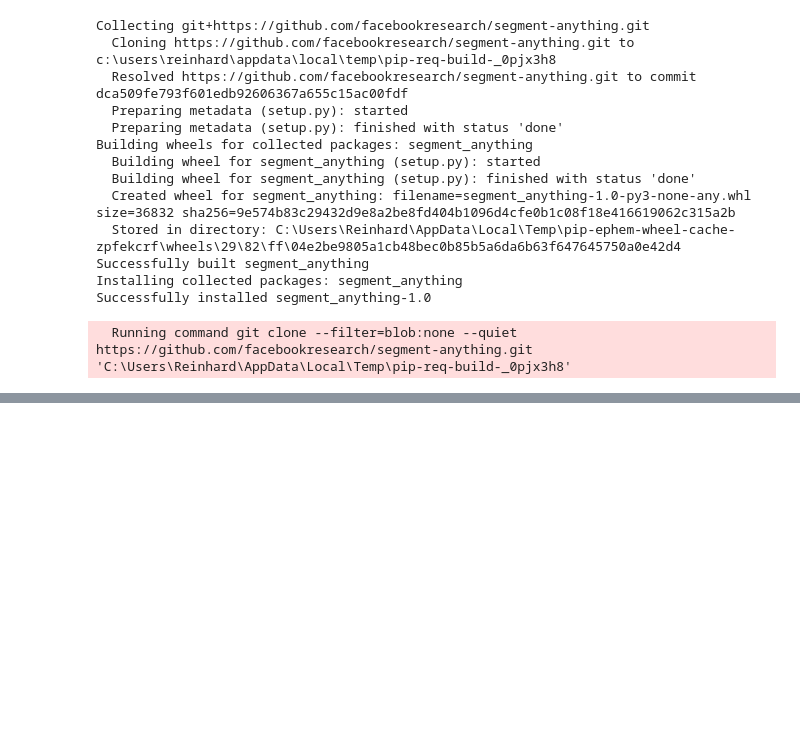
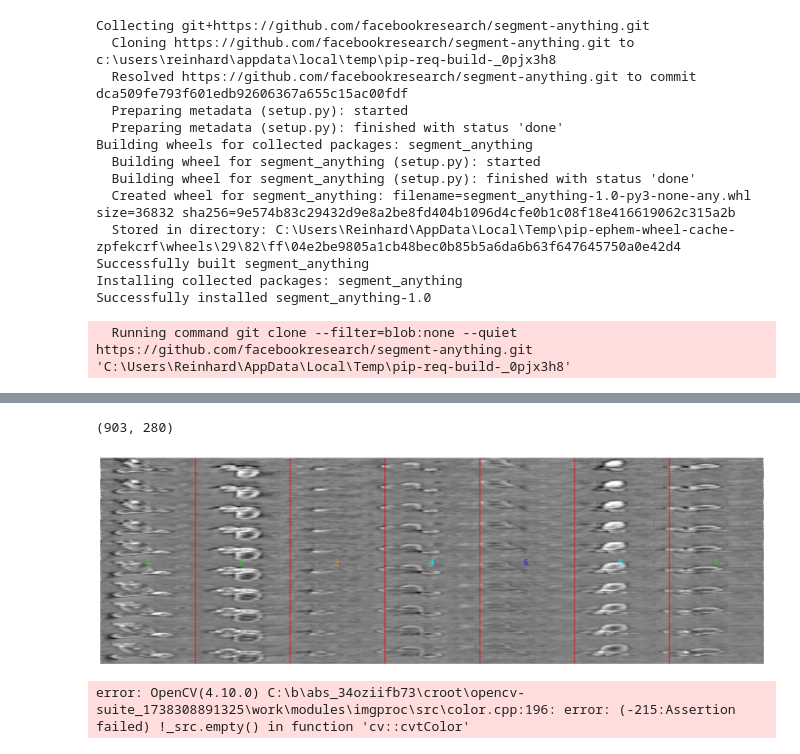
Before and after one commit to rainhard-obura/computer_vision_projects, a Jupyter notebook: root_volume_estimation_challenge/model_three.ipynb, the cells around one changed output, grey strips where cells are left out. Saved outputs shown, nothing was run; the diff lists cells and outputs as text; code cells hidden in the pictures; blank space fills up the shorter version.

```diff
--- a/root_volume_estimation_challenge/model_three.ipynb
+++ b/root_volume_estimation_challenge/model_three.ipynb
@@ -56,0 +154,3 @@ mask_generator = SamAutomaticMaskGenerator(sam)
+# %%
+train = pd.read_csv('Train.csv')
+train.head()
@@ -57,7 +164,23 @@ mask_generator = SamAutomaticMaskGenerator(sam)
+# %%
+folders = train.FolderName.value_counts().index.values
+folder = folders[0]
+folder = 'Idiolerx47'
+img = see_all_plants(folder, s=20, e=30)
+img = draw_vertical_lines(img, n=7)
+print(img.size)
+plt.figure(figsize=(20,16))
+plt.imshow(img)
+plt.axis('off')
+plt.show()
+# %% [output]
+(903, 280)
+[figure, added]
 # %%
-IMAGE_PATH = '/raid/ml/root/reg_images_full/Train/A2miww5mfx.png'
+IMAGE_PATH = 'C:/Users/Reinhard/Documents/computer_vision_projects/root_volume_estimation_challenge/data/train/A2miww5mfx'
 image_bgr = cv2.imread(IMAGE_PATH)
 image_rgb = cv2.cvtColor(image_bgr, cv2.COLOR_BGR2RGB)
 result = mask_generator.generate(image_rgb)
+# %% [output]
+error: OpenCV(4.10.0) C:\b\abs_34oziifb73\croot\opencv-suite_1738308891325\work\modules\imgproc\src\color.cpp:196: error: (-215:Assertion failed) !_src.empty() in function 'cv::cvtColor'
 # %%
 len(result)
```
Also changed, not shown: parts of 7 cells of this notebook, 2 other files.
